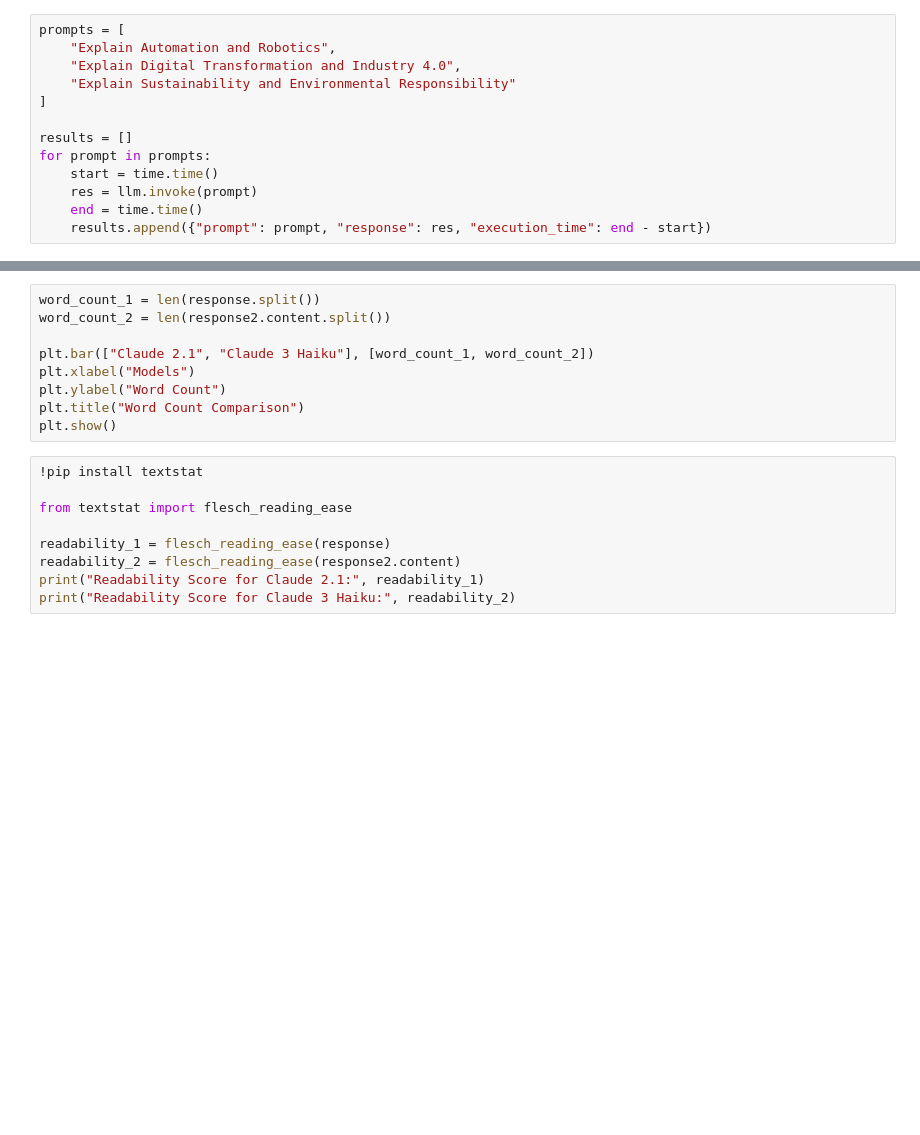
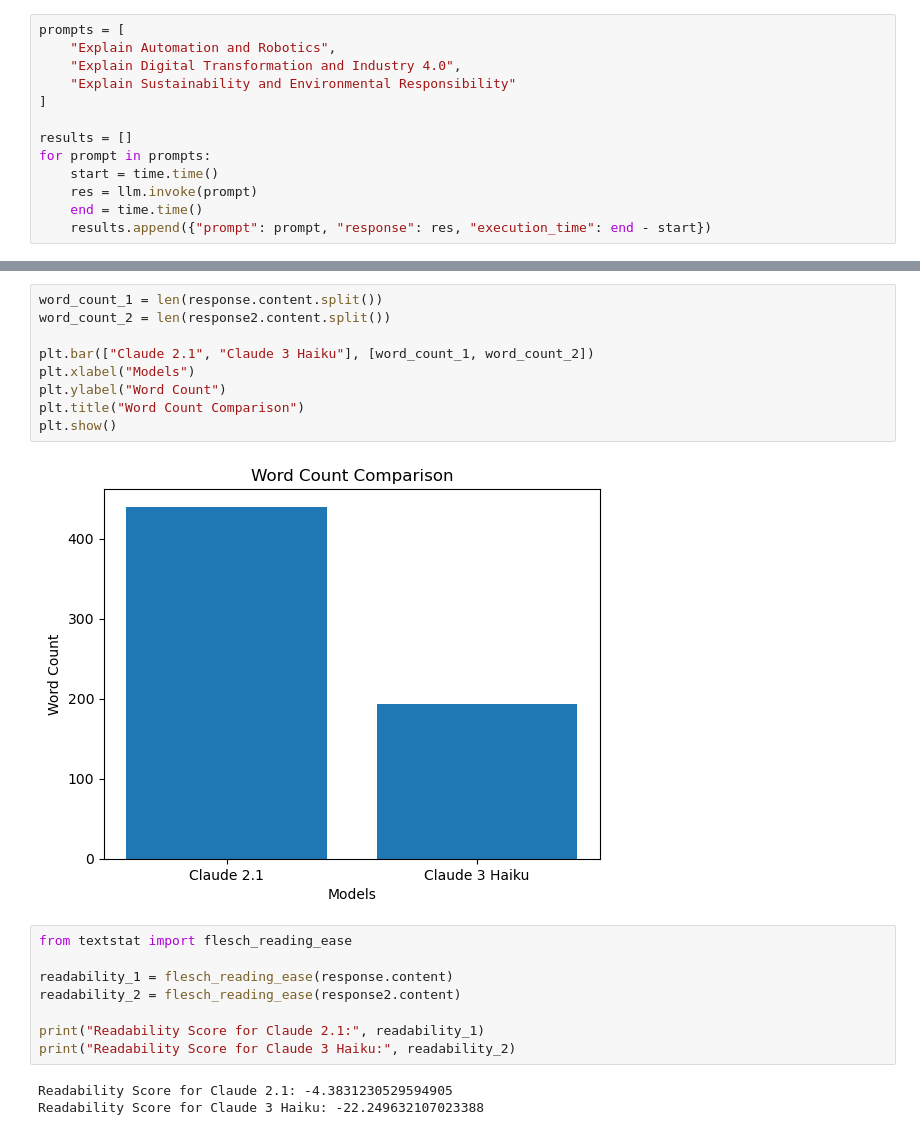
Before and after one commit to k21academyuk/AWS-GenAI_AIML, a Jupyter notebook: Performance Analysis and Comparison of AWS Bedrock Models for Conversational AI and Text Processing.ipynb, the cells around one changed output, grey strips where cells are left out. Saved outputs shown, nothing was run; the diff lists cells and outputs as text; blank space fills up the shorter version.

```diff
--- a/Performance Analysis and Comparison of AWS Bedrock Models for Conversational AI and Text Processing.ipynb
+++ b/Performance Analysis and Comparison of AWS Bedrock Models for Conversational AI and Text Processing.ipynb
@@ -129,21 +212,25 @@ plt.show()
 # %%
-word_count_1 = len(response.split())
+word_count_1 = len(response.content.split())
 word_count_2 = len(response2.content.split())
 
 plt.bar(["Claude 2.1", "Claude 3 Haiku"], [word_count_1, word_count_2])
 plt.xlabel("Models")
 plt.ylabel("Word Count")
 plt.title("Word Count Comparison")
 plt.show()
+# %% [output]
+[figure, added]
 # %%
-!pip install textstat
-
 from textstat import flesch_reading_ease
 
-readability_1 = flesch_reading_ease(response)
+readability_1 = flesch_reading_ease(response.content)
 readability_2 = flesch_reading_ease(response2.content)
+
 print("Readability Score for Claude 2.1:", readability_1)
 print("Readability Score for Claude 3 Haiku:", readability_2)
+# %% [output]
+Readability Score for Claude 2.1: -4.3831230529594905
+Readability Score for Claude 3 Haiku: -22.249632107023388
 # %%
 response_multilingual = llm.invoke("Expliquez les tendances actuelles dans la fabrication industrielle.")
 print("Claude 2.1 (French):", response_multilingual)
```
Also changed, not shown: parts of 13 cells of this notebook.
